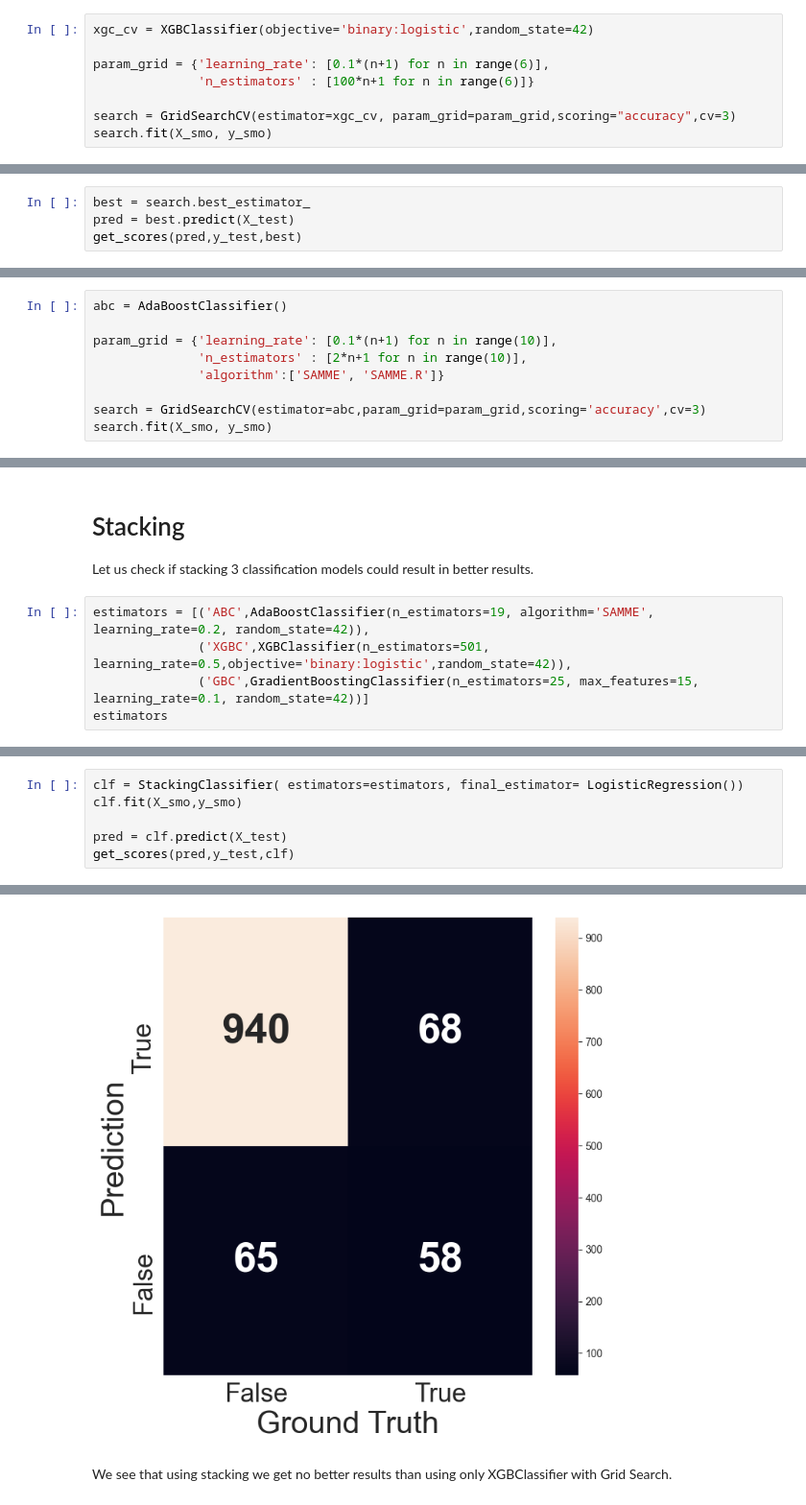
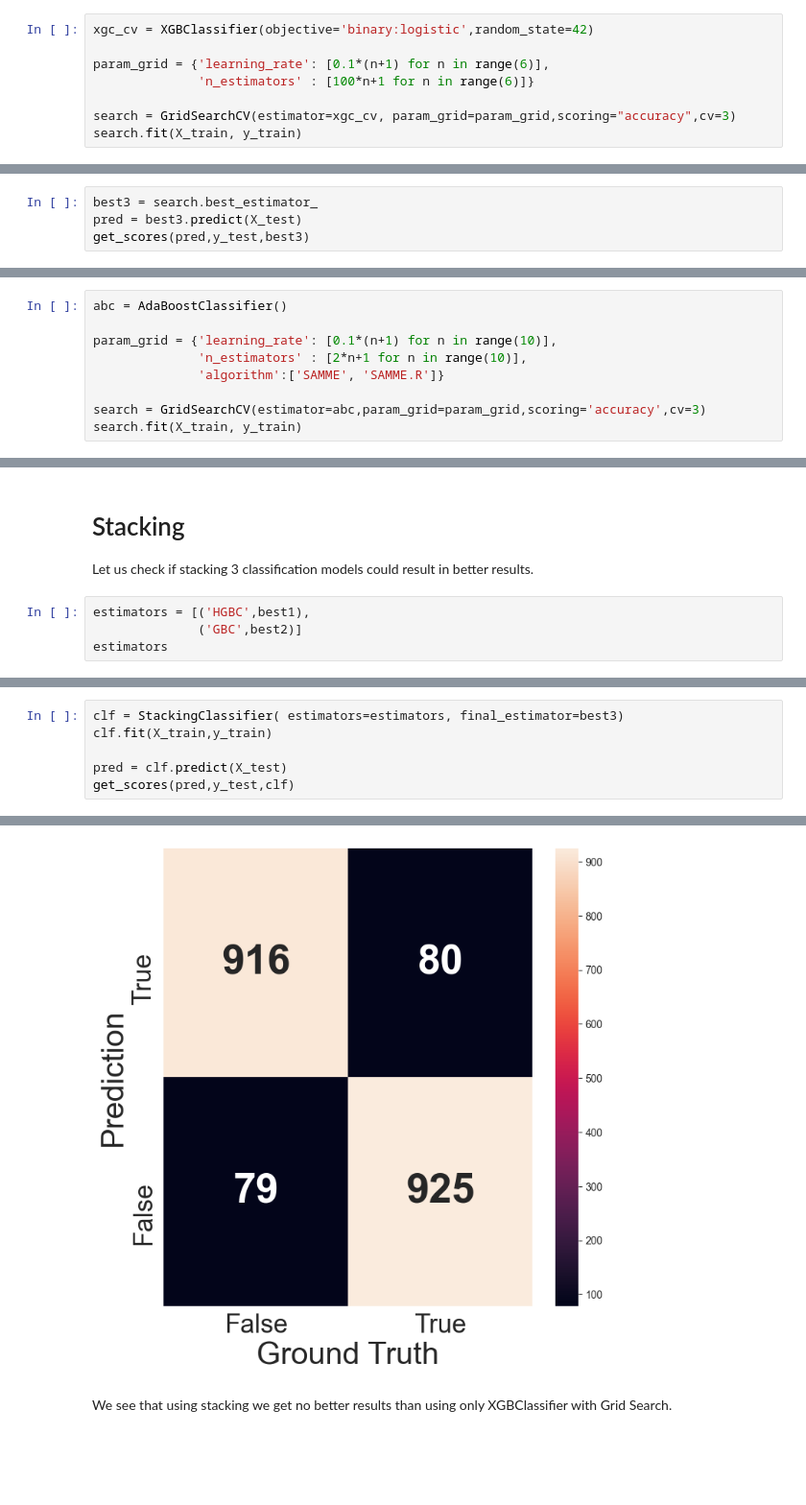
Before and after one commit to File500/Evolucijsko_BOOSTING, a Jupyter notebook: Evolucijsko_project.ipynb, the cells around one changed output, grey strips where cells are left out. Shown: that part at 96% size. Cells and saved outputs as stored; diff of their text form; blank space fills up the shorter version.

```diff
--- a/Evolucijsko_project.ipynb
+++ b/Evolucijsko_project.ipynb
@@ -353,7 +378,7 @@ param_grid = {'learning_rate': [0.1*(n+1) for n in range(6)],
               'n_estimators' : [100*n+1 for n in range(6)]}
 
 search = GridSearchCV(estimator=xgc_cv, param_grid=param_grid,scoring="accuracy",cv=3)
-search.fit(X_smo, y_smo)
+search.fit(X_train, y_train)
 # %% [output]
 GridSearchCV(cv=3,
              estimator=XGBClassifier(base_score=None, booster=None,
@@ -373,9 +398,9 @@ GridSearchCV(cv=3,
                          'n_estimators': [1, 101, 201, 301, 401, 501]},
              scoring='accuracy')
 # %%
-best = search.best_estimator_
-pred = best.predict(X_test)
-get_scores(pred,y_test,best)
+best3 = search.best_estimator_
+pred = best3.predict(X_test)
+get_scores(pred,y_test,best3)
 # %% [output]
 for model:
 XGBClassifier(base_score=0.5, booster='gbtree', callbacks=None,
@@ -401,7 +426,7 @@ param_grid = {'learning_rate': [0.1*(n+1) for n in range(10)],
               'algorithm':['SAMME', 'SAMME.R']}
 
 search = GridSearchCV(estimator=abc,param_grid=param_grid,scoring='accuracy',cv=3)
-search.fit(X_smo, y_smo)
+search.fit(X_train, y_train)
 # %% [output]
 GridSearchCV(cv=3, estimator=AdaBoostClassifier(),
              param_grid={'algorithm': ['SAMME', 'SAMME.R'],
@@ -431,8 +456,7 @@ But before we conclude, we need to try stacking method to see if combination of
 
 Let us check if stacking 3 classification models could result in better results.
 # %%
-estimators = [('ABC',AdaBoostClassifier(n_estimators=19, algorithm='SAMME', learning_rate=0.2, random_state=42)),
-              ('XGBC',XGBClassifier(n_estimators=501, learning_rate=0.5,objective='binary:logistic',random_state=42)),
-              ('GBC',GradientBoostingClassifier(n_estimators=25, max_features=15, learning_rate=0.1, random_state=42))]
+estimators = [('HGBC',best1),
+              ('GBC',best2)]
 estimators
 # %% [output]
@@ -456,6 +468,6 @@ estimators
 # %%
-clf = StackingClassifier( estimators=estimators, final_estimator= LogisticRegression())
-clf.fit(X_smo,y_smo)
+clf = StackingClassifier( estimators=estimators, final_estimator=best3)
+clf.fit(X_train,y_train)
 
 pred = clf.predict(X_test)
 get_scores(pred,y_test,clf)
@@ -485,3 +497,3 @@ Accuracy: 0.8824049513704686
-[figure, old version]
+[figure, new version]
 # %% [markdown]
 We see that using stacking we get no better results than using only XGBClassifier with Grid Search.
```
Also changed, not shown: parts of 17 cells of this notebook.
